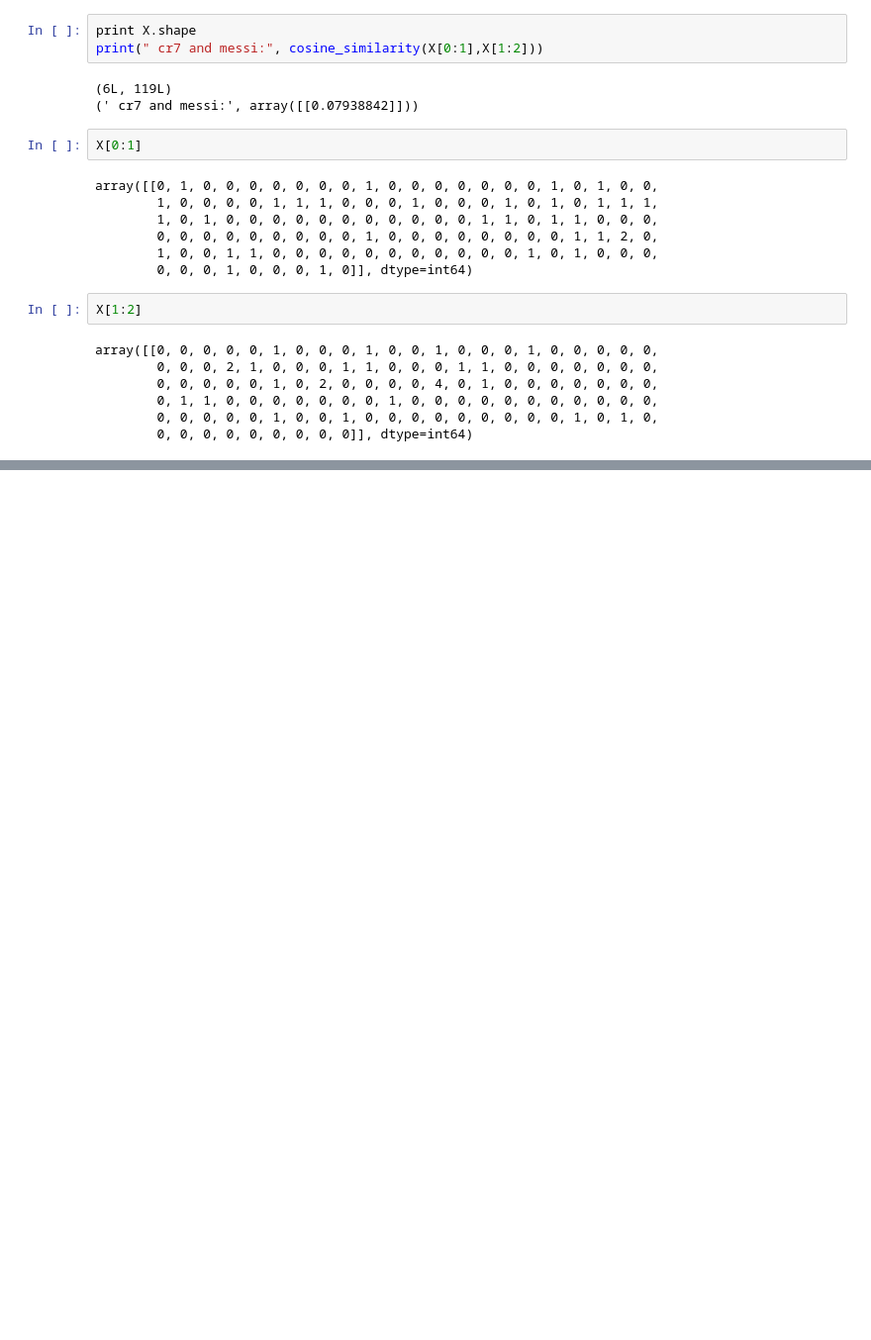
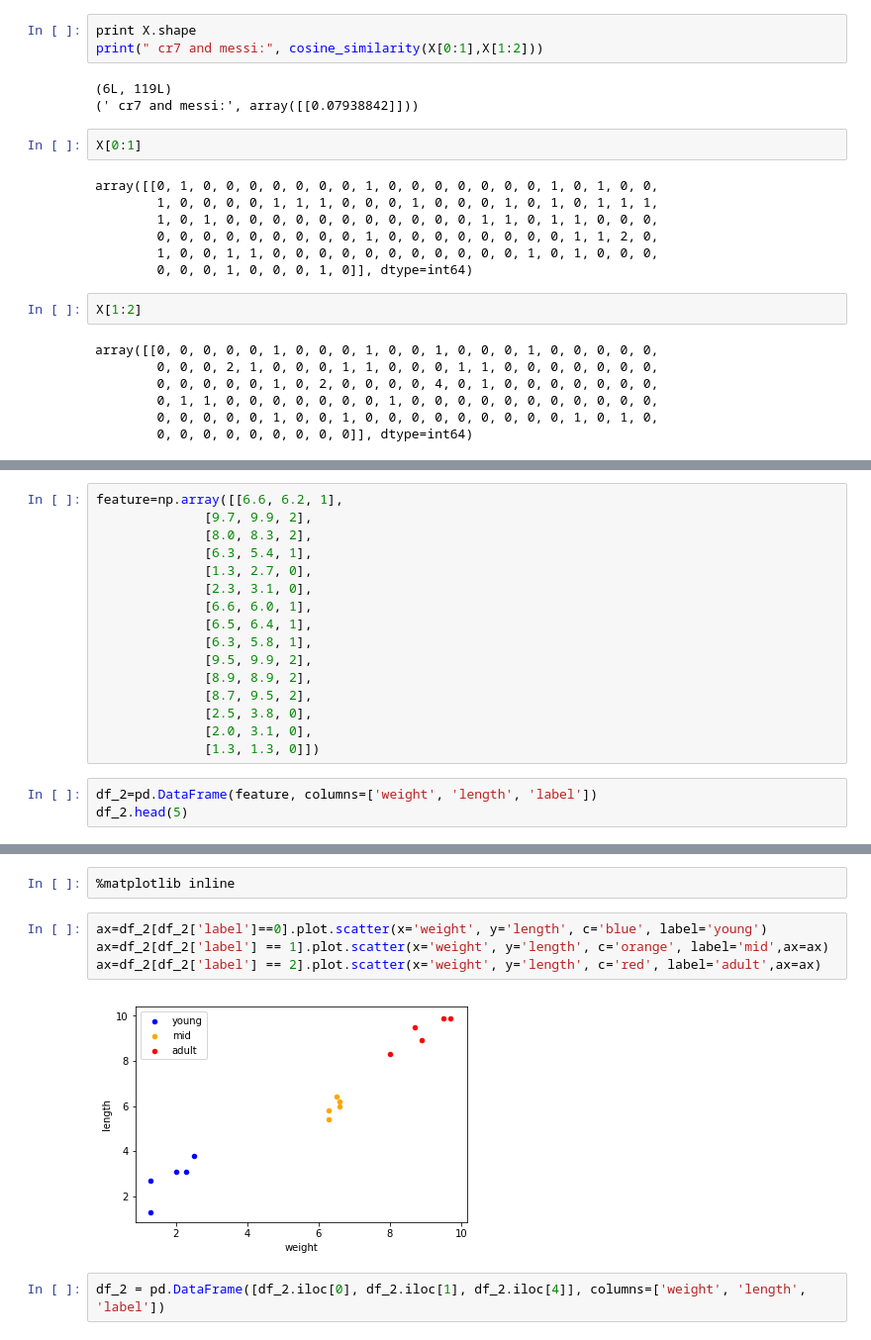
Before and after one commit to Koushikl0l/data-science, a Jupyter notebook: cosine_similarity.ipynb, the cells around one changed output, grey strips where cells are left out. Shown at 99% size. Saved outputs shown, nothing was run; the diff lists cells and outputs as text; blank space fills up the shorter version.

```diff
--- a/cosine_similarity.ipynb
+++ b/cosine_similarity.ipynb
@@ -110,0 +120,19 @@ array([[0, 0, 0, 0, 0, 1, 0, 0, 0, 1, 0, 0, 1, 0, 0, 0, 1, 0, 0, 0, 0, 0,
+# %%
+feature=np.array([[6.6, 6.2, 1],
+              [9.7, 9.9, 2],
+              [8.0, 8.3, 2],
+              [6.3, 5.4, 1],
+              [1.3, 2.7, 0],
+              [2.3, 3.1, 0],
+              [6.6, 6.0, 1],
+              [6.5, 6.4, 1],
+              [6.3, 5.8, 1],
+              [9.5, 9.9, 2],
+              [8.9, 8.9, 2],
+              [8.7, 9.5, 2],
+              [2.5, 3.8, 0],
+              [2.0, 3.1, 0],
+              [1.3, 1.3, 0]])
+# %%
+df_2=pd.DataFrame(feature, columns=['weight', 'length', 'label'])
+df_2.head(5)
@@ -110,0 +146,10 @@ array([[0, 0, 0, 0, 0, 1, 0, 0, 0, 1, 0, 0, 1, 0, 0, 0, 1, 0, 0, 0, 0, 0,
+# %%
+%matplotlib inline
+# %%
+ax=df_2[df_2['label']==0].plot.scatter(x='weight', y='length', c='blue', label='young')
+ax=df_2[df_2['label'] == 1].plot.scatter(x='weight', y='length', c='orange', label='mid',ax=ax)
+ax=df_2[df_2['label'] == 2].plot.scatter(x='weight', y='length', c='red', label='adult',ax=ax)
+# %% [output]
+[figure, added]
+# %%
+df_2 = pd.DataFrame([df_2.iloc[0], df_2.iloc[1], df_2.iloc[4]], columns=['weight', 'length', 'label'])
```
Also changed, not shown: parts of 11 cells of this notebook, 3 other files.
